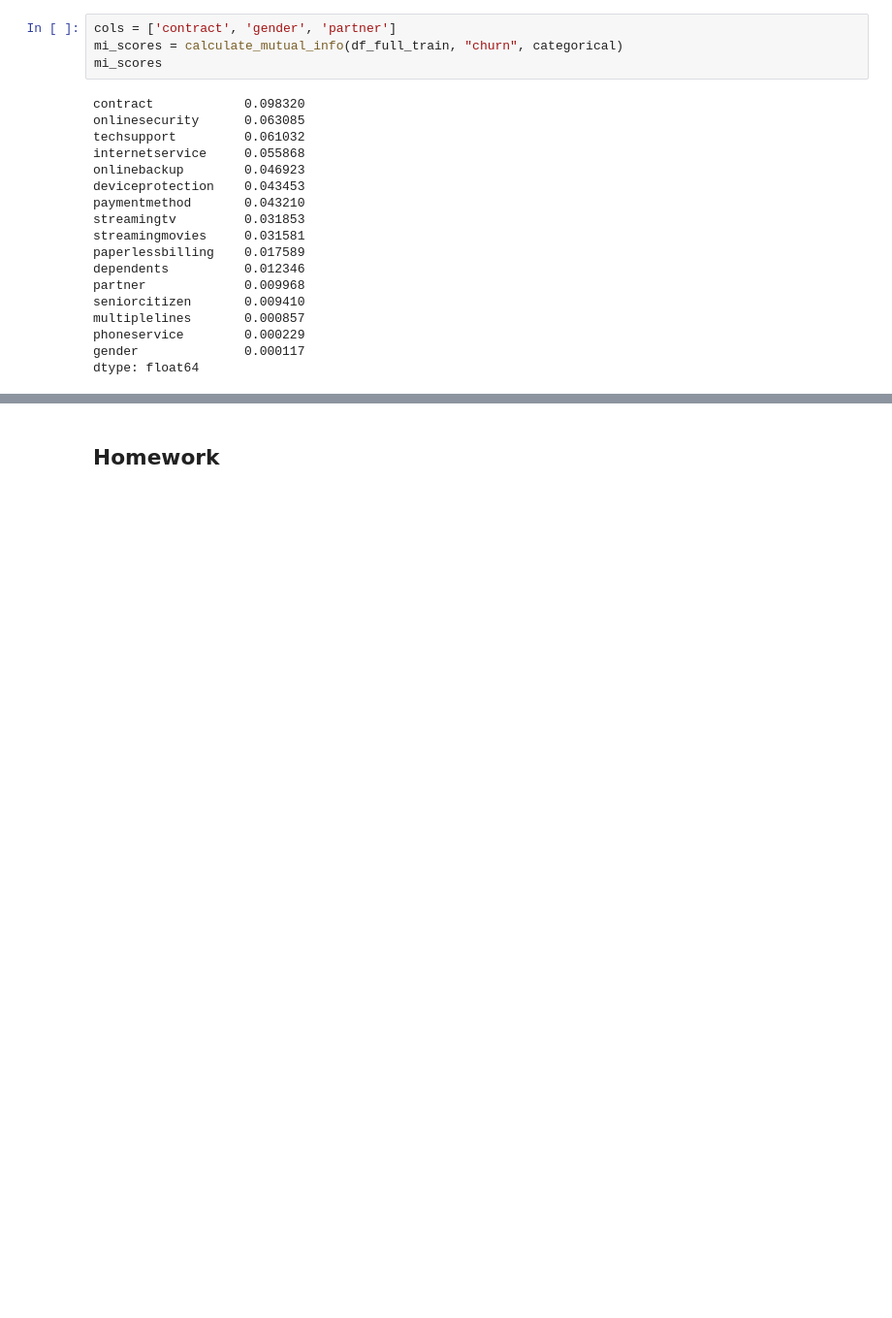
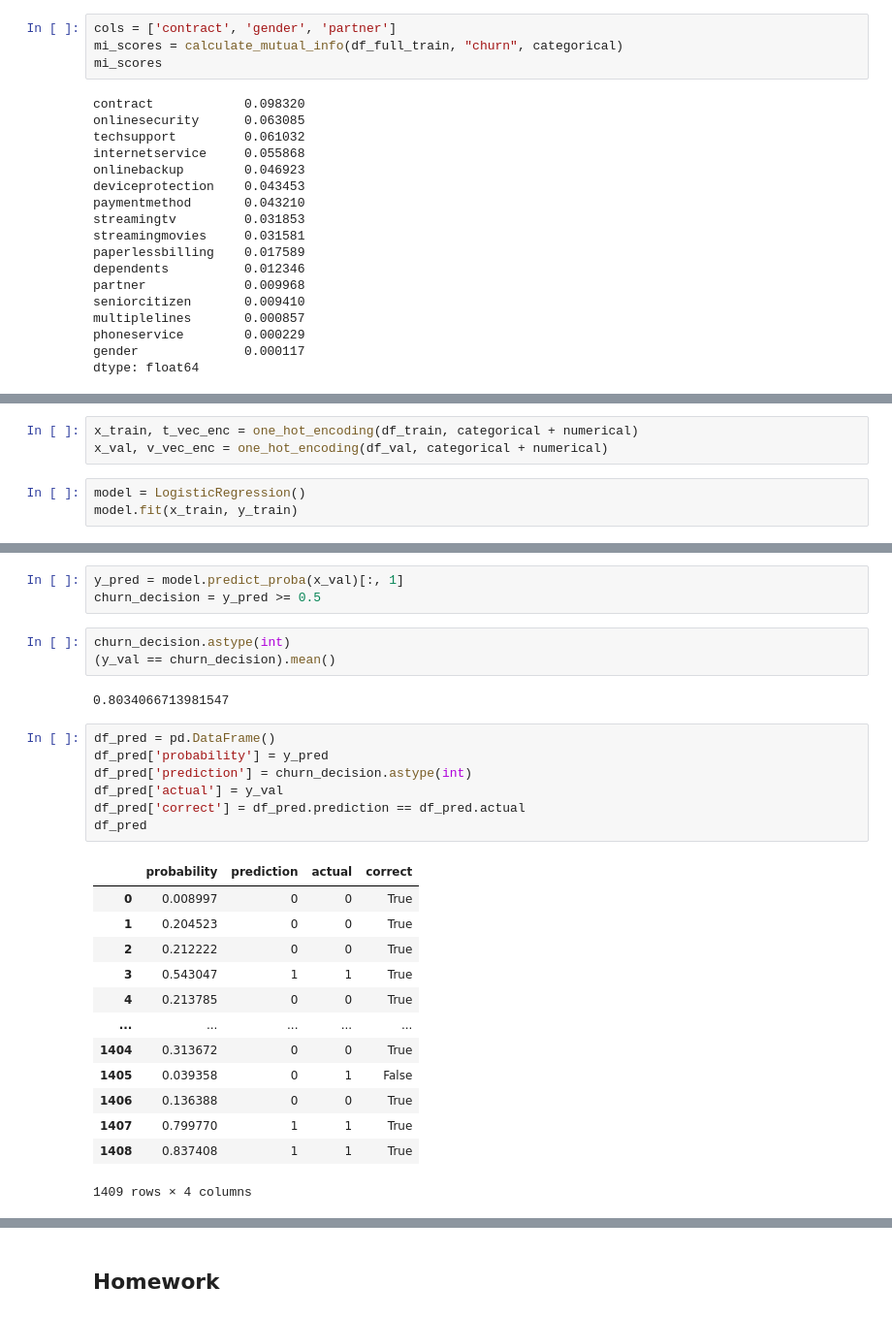
Before and after one commit to Rhys-McAlister/ml-zoomcamp, a Jupyter notebook: Week_3/week_3.ipynb, the cells around one changed output, grey strips where cells are left out. Shown: that part at 97% size. Cells and saved outputs as stored; diff of their text form; blank space fills up the shorter version.

```diff
--- a/Week_3/week_3.ipynb
+++ b/Week_3/week_3.ipynb
@@ -182,0 +196,6 @@ dtype: float64
+# %%
+x_train, t_vec_enc = one_hot_encoding(df_train, categorical + numerical)
+x_val, v_vec_enc = one_hot_encoding(df_val, categorical + numerical)
+# %%
+model = LogisticRegression()
+model.fit(x_train, y_train)
@@ -182,0 +238,29 @@ dtype: float64
+# %%
+y_pred = model.predict_proba(x_val)[:, 1]
+churn_decision = y_pred >= 0.5
+# %%
+churn_decision.astype(int)
+(y_val == churn_decision).mean()
+# %% [output]
+0.8034066713981547
+# %%
+df_pred = pd.DataFrame()
+df_pred['probability'] = y_pred
+df_pred['prediction'] = churn_decision.astype(int)
+df_pred['actual'] = y_val
+df_pred['correct'] = df_pred.prediction == df_pred.actual
+df_pred
+# %% [output]
+|  | probability | prediction | actual | correct |
+| 0 | 0.008997 | 0 | 0 | True |
+| 1 | 0.204523 | 0 | 0 | True |
+| 2 | 0.212222 | 0 | 0 | True |
+| 3 | 0.543047 | 1 | 1 | True |
+| 4 | 0.213785 | 0 | 0 | True |
+| ... | ... | ... | ... | ... |
+| 1404 | 0.313672 | 0 | 0 | True |
+| 1405 | 0.039358 | 0 | 1 | False |
+| 1406 | 0.136388 | 0 | 0 | True |
+| 1407 | 0.799770 | 1 | 1 | True |
+| 1408 | 0.837408 | 1 | 1 | True |
+1409 rows × 4 columns
```
Also changed, not shown: parts of 16 cells of this notebook.
